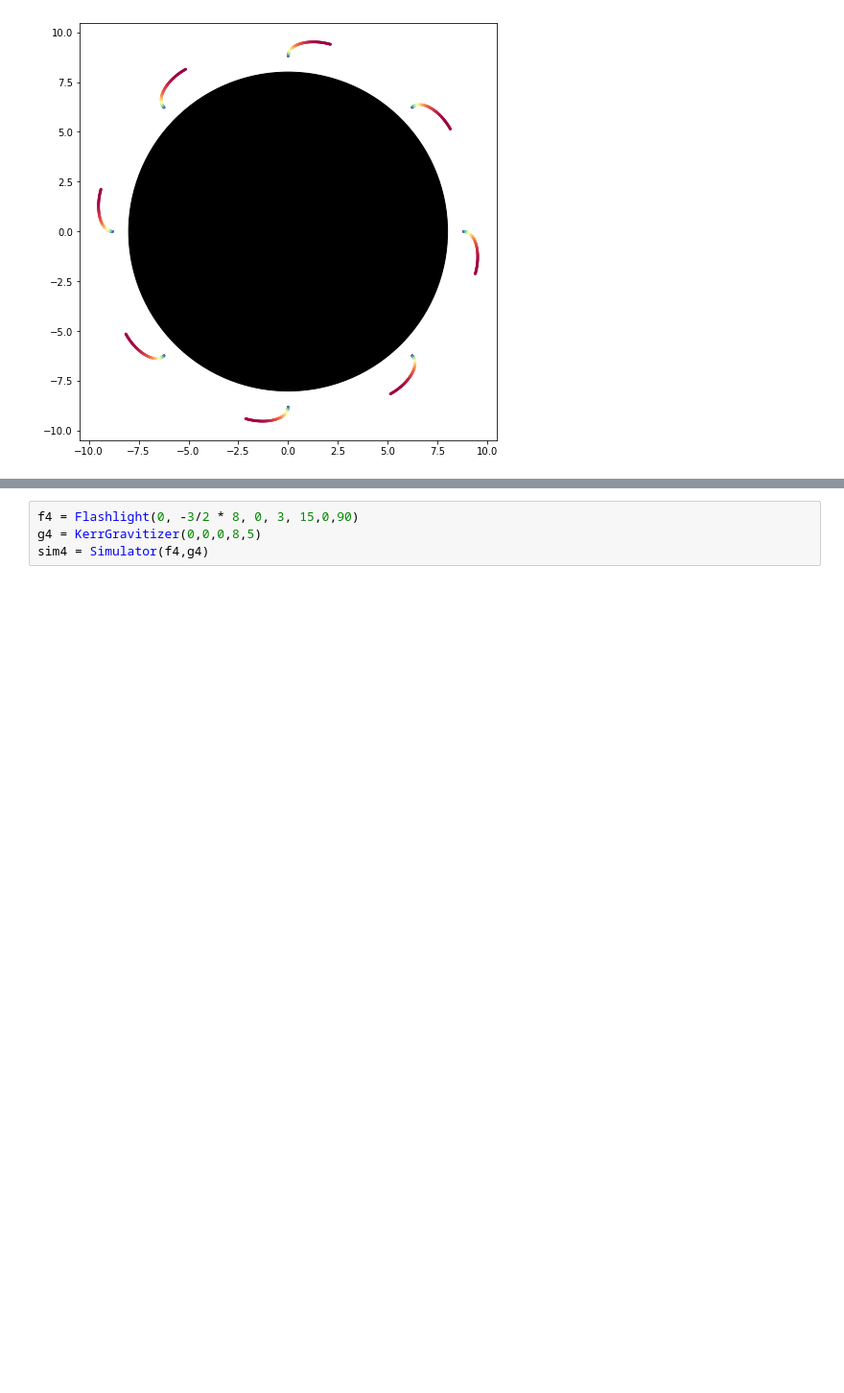
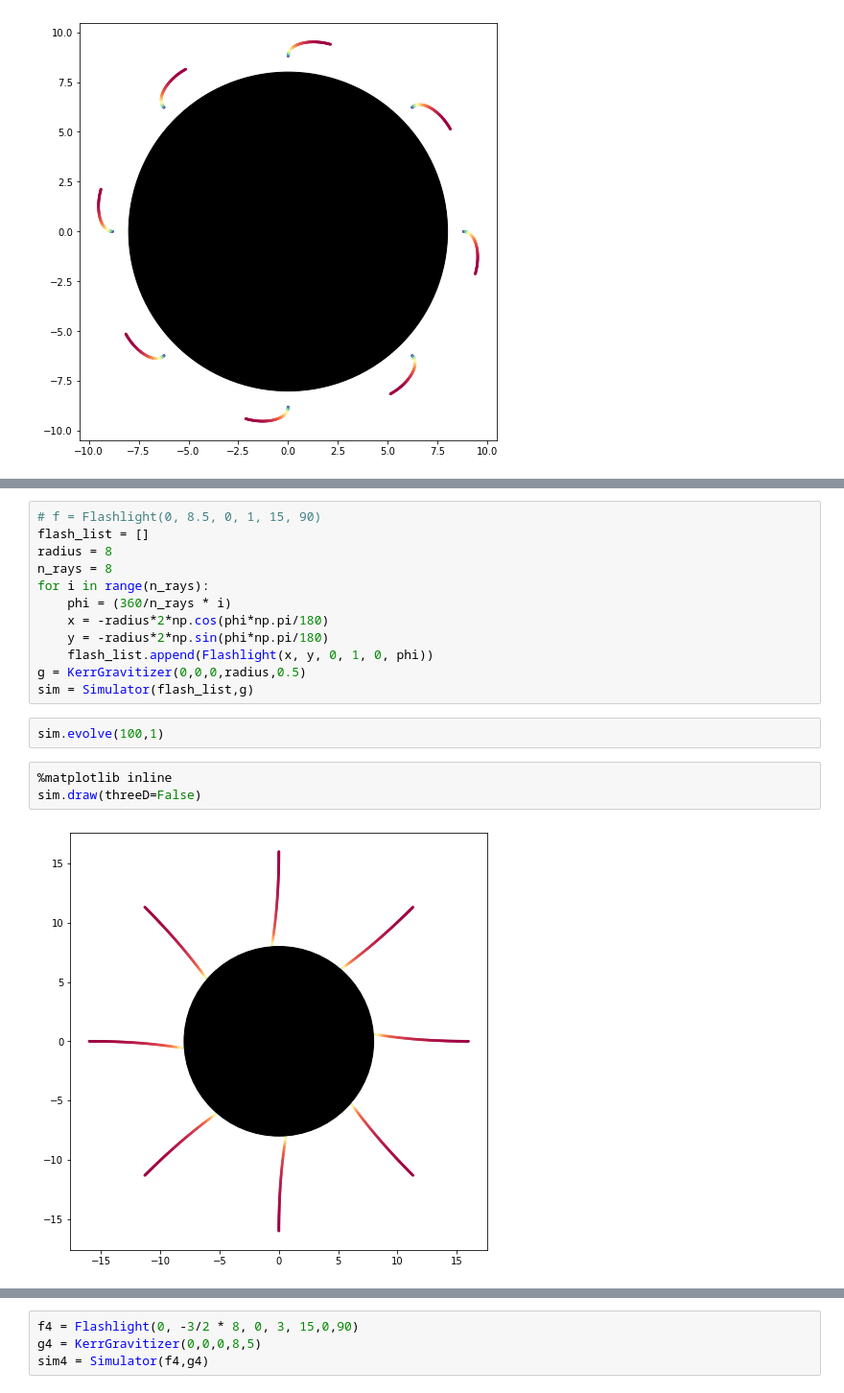
Before and after one commit to nasa-T/GR, a Jupyter notebook: rotating_BHs.ipynb, the cells around one changed output, grey strips where cells are left out. Shown at 96% size. Saved outputs shown, nothing was run; the diff lists cells and outputs as text; blank space fills up the shorter version.

```diff
--- a/rotating_BHs.ipynb
+++ b/rotating_BHs.ipynb
@@ -181,0 +203,19 @@ sim.draw(threeD=False)
+# %%
+# f = Flashlight(0, 8.5, 0, 1, 15, 90)
+flash_list = []
+radius = 8
+n_rays = 8
+for i in range(n_rays):
+    phi = (360/n_rays * i)
+    x = -radius*2*np.cos(phi*np.pi/180)
+    y = -radius*2*np.sin(phi*np.pi/180)
+    flash_list.append(Flashlight(x, y, 0, 1, 0, phi))
+g = KerrGravitizer(0,0,0,radius,0.5)
+sim = Simulator(flash_list,g)
+# %%
+sim.evolve(100,1)
+# %%
+%matplotlib inline
+sim.draw(threeD=False)
+# %% [output]
+[figure, added]
```
Also changed, not shown: parts of 26 cells of this notebook, 3 other files.
